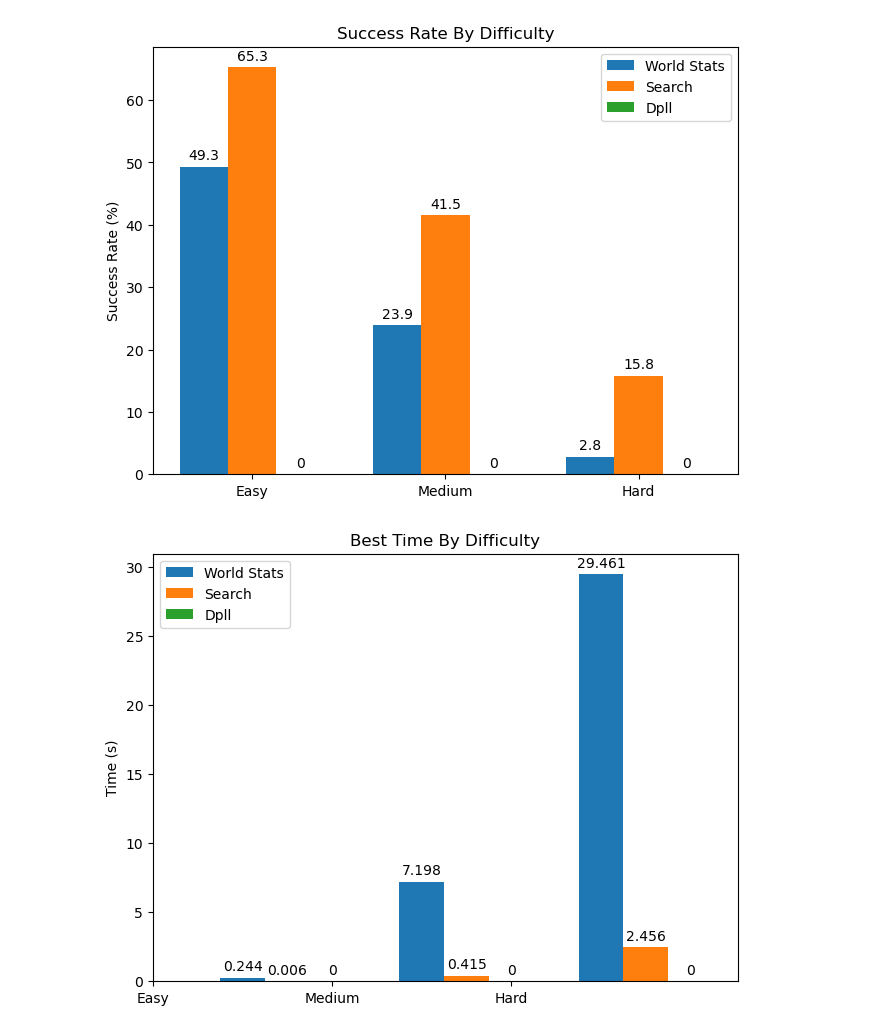
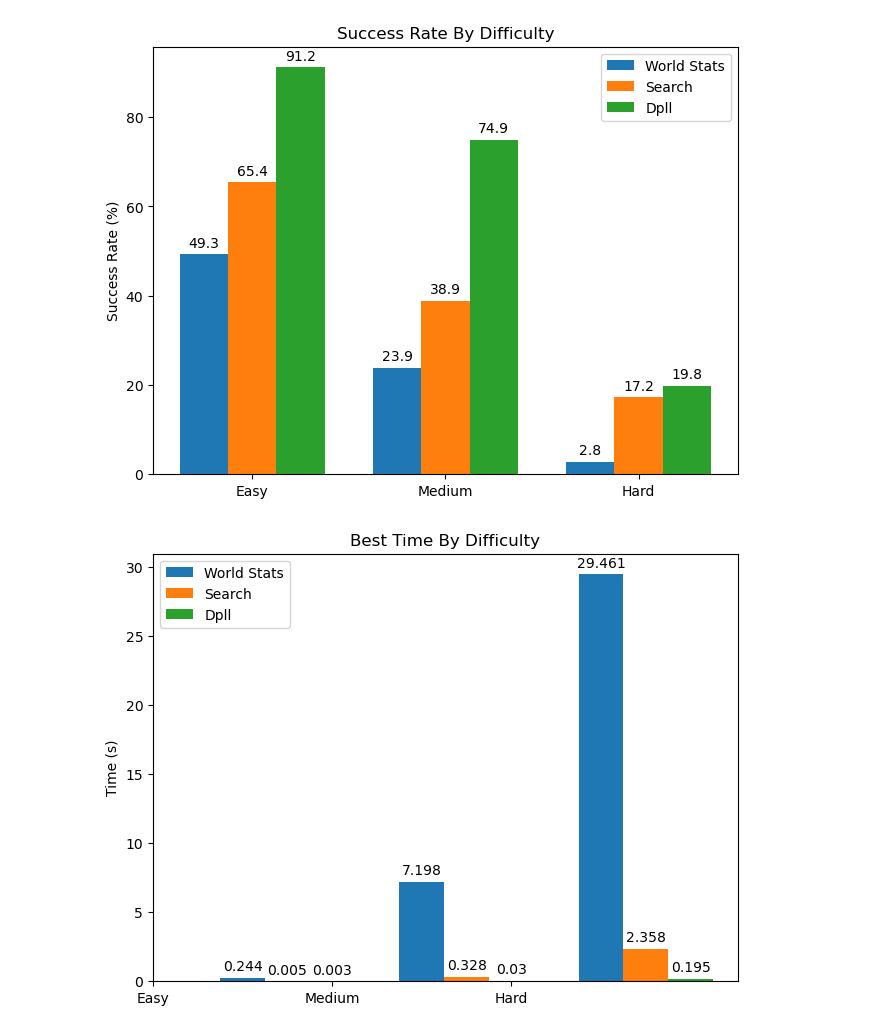
Before and after one commit to OdedVaalany/ITA, a Jupyter notebook: statistics/generator.ipynb, the cells around one changed output. Drawn from its saved outputs; the diff is of its cells as text; code cells hidden in the pictures.

```diff
--- a/statistics/generator.ipynb
+++ b/statistics/generator.ipynb
@@ -59,49 +59,49 @@ import numpy as np
 difficulties = ("Easy", "Medium", "Hard")
 data = [{
     'World Stats': (49.3,23.9,2.8),
-    'Search': (65.3, 41.5, 15.8),
-    'Dpll': (0,0,0),
+    'Search': (65.4, 38.9, 17.2),
+    'Dpll': (91.2,74.9,19.8),
 },
 {
     'World Stats': (0.244,7.198,29.461),
-    'Search': (0.006, 0.415, 2.456),
-    'Dpll': (0,0,0),
+    'Search': (0.005, 0.328, 2.358),
+    'Dpll': (0.003,0.030,0.195),
 },
 {
     'World Stats': (0.0,0.0,0.0),
-    'Search': (13, 44, 80),
-    'Dpll': (0,0,0),
+    'Search': (10, 42, 87),
+    'Dpll': (3,7,27),
 }]
 titles = [
     "Success Rate By Difficulty",
     "Best Time By Difficulty",
     "Best Steps By Difficulty",
 ]
 y_labels = [
     "Success Rate (%)",
     "Time (s)",
     "Steps",
 ]
 
 x = np.arange(len(difficulties))  # the label locations
 width = 0.25  # the width of the bars
 multiplier = 0
 for title,y_label,data in zip(titles,y_labels,data):
     fig, ax = plt.subplots(layout='constrained')
 
     for attribute, measurement in data.items():
         offset = width * multiplier
         rects = ax.bar(x + offset, measurement, width, label=attribute)
         ax.bar_label(rects, padding=3)
         multiplier += 1
 
     # Add some text for labels, title and custom x-axis tick labels, etc.
     ax.set_ylabel(y_label)
     ax.set_title(title)
     ax.set_xticks(x + width, difficulties)
     ax.legend()
 
     plt.show()
 # %% [output]
-[figure, old version]
+[figure, new version]
-[figure, old version]
+[figure, new version]
```
Also changed, not shown: parts of 3 cells of this notebook, 11 other files.
